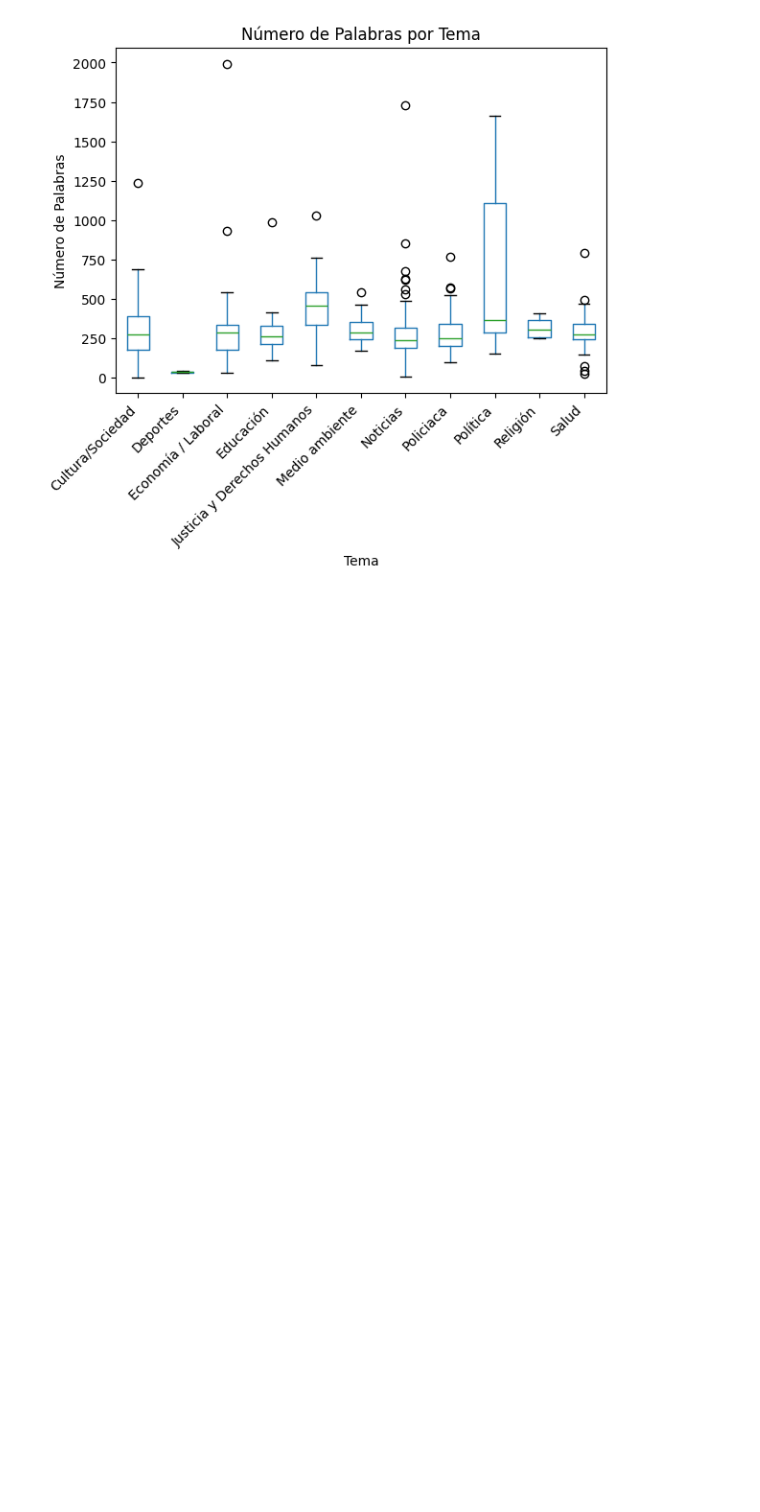
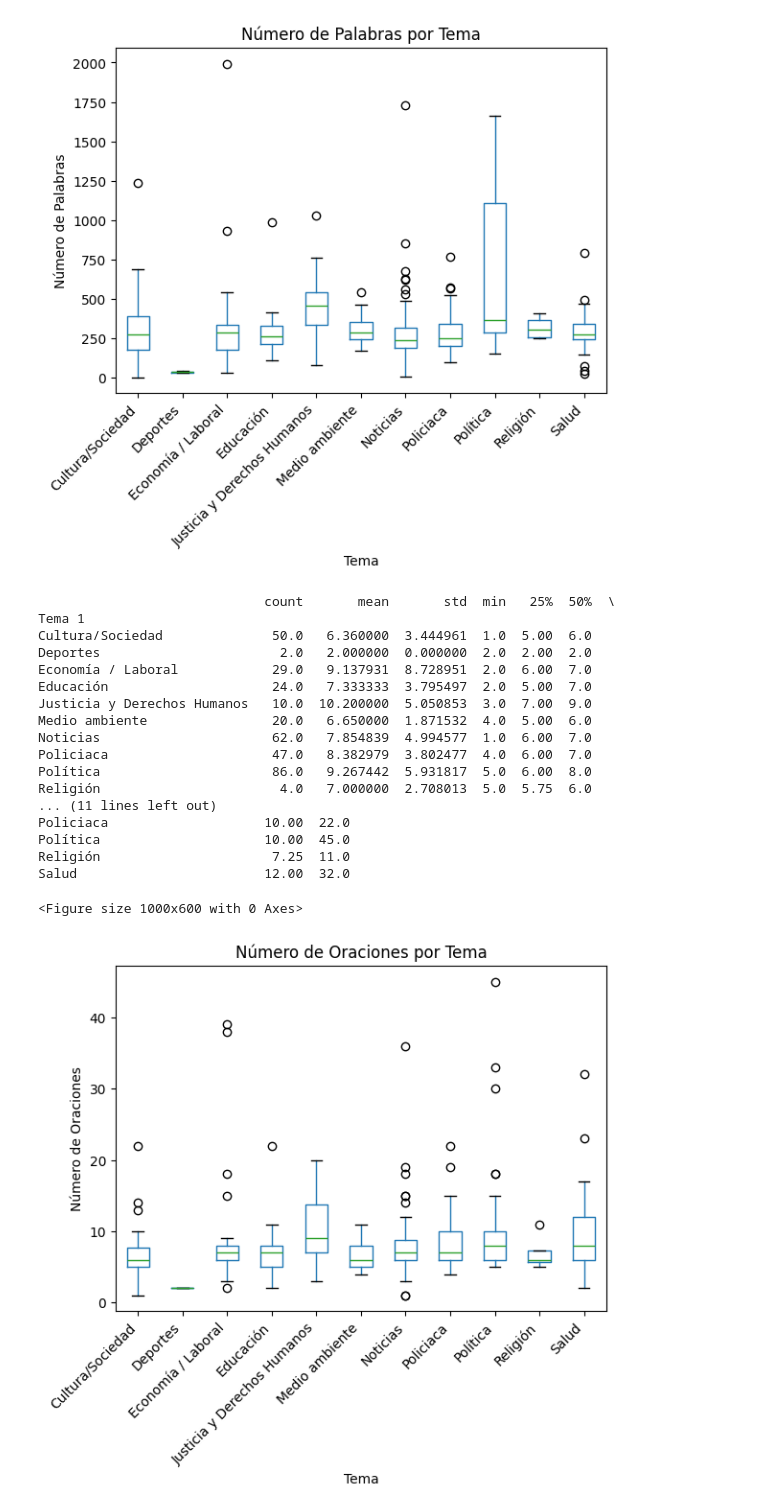
Before and after one commit to Majo2103/Proyecto_periodismo_silenciado, a Jupyter notebook: analisis_predictores.ipynb, the cells around one changed output. Cells and saved outputs as stored; diff of their text form; code cells hidden in the pictures; blank space fills up the shorter version.

```diff
--- a/analisis_predictores.ipynb
+++ b/analisis_predictores.ipynb
@@ -96,3 +96,41 @@ Religión                     302.0   363.00   411.0
 Salud                        272.0   342.00   789.0
 <Figure size 1000x600 with 0 Axes>
 [figure]
+# %%
+#Funcion para contar oraciones
+def contar_oraciones(texto):
+    return len(texto.split('.'))
+#Se agrega una columna con la longitud de los textos
+df['num_oraciones'] = df['Texto'].apply(lambda x: contar_oraciones(str(x)))
+longitud_por_tema = df.groupby('Tema 1')
+print(longitud_por_tema['num_oraciones'].describe())
+
+#Grafica de cajas
+plt.figure(figsize=(10,6))
+df.boxplot(column='num_oraciones', by='Tema 1', grid=False)
+plt.title('Número de Oraciones por Tema')
+plt.suptitle('')
+plt.xlabel('Tema')
+plt.xticks(rotation=45, ha='right')
+plt.ylabel('Número de Oraciones')
+plt.show()
+# %% [output]
+                             count       mean       std  min   25%  50%  \
+Tema 1
+Cultura/Sociedad              50.0   6.360000  3.444961  1.0  5.00  6.0
+Deportes                       2.0   2.000000  0.000000  2.0  2.00  2.0
+Economía / Laboral            29.0   9.137931  8.728951  2.0  6.00  7.0
+Educación                     24.0   7.333333  3.795497  2.0  5.00  7.0
+Justicia y Derechos Humanos   10.0  10.200000  5.050853  3.0  7.00  9.0
+Medio ambiente                20.0   6.650000  1.871532  4.0  5.00  6.0
+Noticias                      62.0   7.854839  4.994577  1.0  6.00  7.0
+Policiaca                     47.0   8.382979  3.802477  4.0  6.00  7.0
+Política                      86.0   9.267442  5.931817  5.0  6.00  8.0
+Religión                       4.0   7.000000  2.708013  5.0  5.75  6.0
+... (11 lines left out)
+Policiaca                    10.00  22.0
+Política                     10.00  45.0
+Religión                      7.25  11.0
+Salud                        12.00  32.0
+<Figure size 1000x600 with 0 Axes>
+[figure, added]
```
Also changed, not shown: parts of 5 cells of this notebook.
